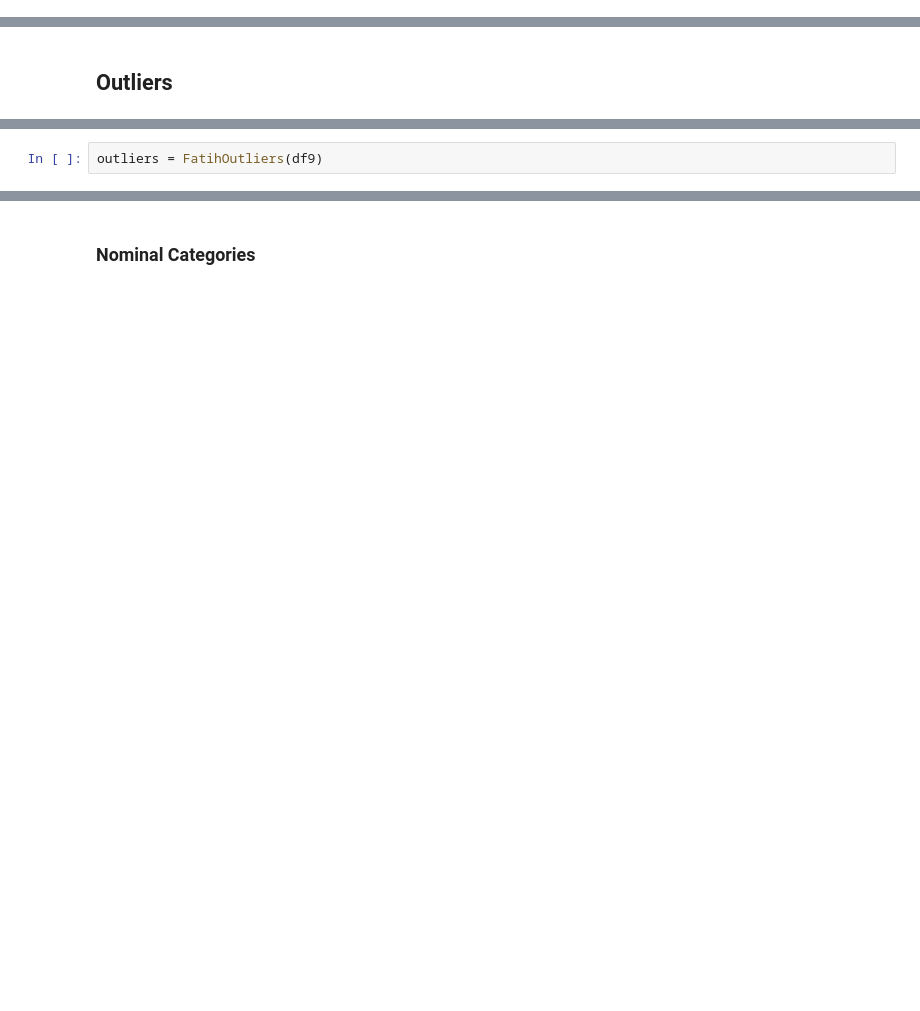
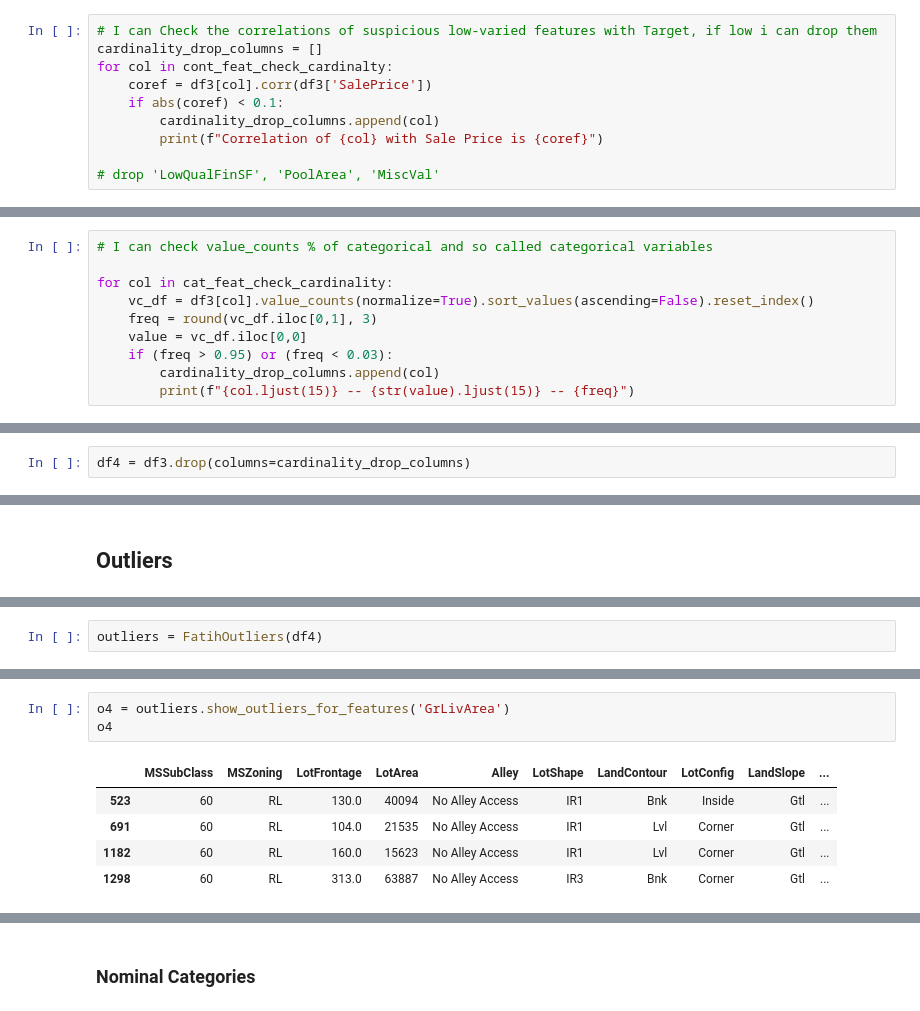
Before and after one commit to fatih-ml/House-price-prediction-ensemble-models-feature-engineering, a Jupyter notebook: V2_housing_price_model.ipynb, the cells around one changed output, grey strips where cells are left out. Drawn from its saved outputs; the diff is of its cells as text; blank space fills up the shorter version.

```diff
--- a/V2_housing_price_model.ipynb
+++ b/V2_housing_price_model.ipynb
@@ -438,0 +156,10 @@ df9.sample(3)
+# %%
+# I can Check the correlations of suspicious low-varied features with Target, if low i can drop them
+cardinality_drop_columns = []
+for col in cont_feat_check_cardinalty:
+    coref = df3[col].corr(df3['SalePrice'])
+    if abs(coref) < 0.1:
+        cardinality_drop_columns.append(col)
+        print(f"Correlation of {col} with Sale Price is {coref}")
+
+# drop 'LowQualFinSF', 'PoolArea', 'MiscVal'
@@ -438,0 +170,10 @@ df9.sample(3)
+# %%
+# I can check value_counts % of categorical and so called categorical variables
+
+for col in cat_feat_check_cardinality:
+    vc_df = df3[col].value_counts(normalize=True).sort_values(ascending=False).reset_index()
+    freq = round(vc_df.iloc[0,1], 3)
+    value = vc_df.iloc[0,0]
+    if (freq > 0.95) or (freq < 0.03):
+        cardinality_drop_columns.append(col)
+        print(f"{col.ljust(15)} -- {str(value).ljust(15)} -- {freq}")
@@ -438,0 +205,2 @@ df9.sample(3)
+# %%
+df4 = df3.drop(columns=cardinality_drop_columns)
@@ -443,2 +215,2 @@ from data_downloaded.outliers import FatihOutliers
 # %%
-outliers = FatihOutliers(df9)
+outliers = FatihOutliers(df4)
@@ -501,0 +239,9 @@ but since skewness is low, thanks to removing the outliers, i will go on without
+# %%
+o4 = outliers.show_outliers_for_features('GrLivArea')
+o4
+# %% [output]
+|  | MSSubClass | MSZoning | LotFrontage | LotArea | Alley | LotShape | LandContour | LotConfig | LandSlope | ... |
+| 523 | 60 | RL | 130.0 | 40094 | No Alley Access | IR1 | Bnk | Inside | Gtl | ... |
+| 691 | 60 | RL | 104.0 | 21535 | No Alley Access | IR1 | Lvl | Corner | Gtl | ... |
+| 1182 | 60 | RL | 160.0 | 15623 | No Alley Access | IR1 | Lvl | Corner | Gtl | ... |
+| 1298 | 60 | RL | 313.0 | 63887 | No Alley Access | IR3 | Bnk | Corner | Gtl | ... |
```
Also changed, not shown: parts of 112 cells of this notebook, 1 other file.
